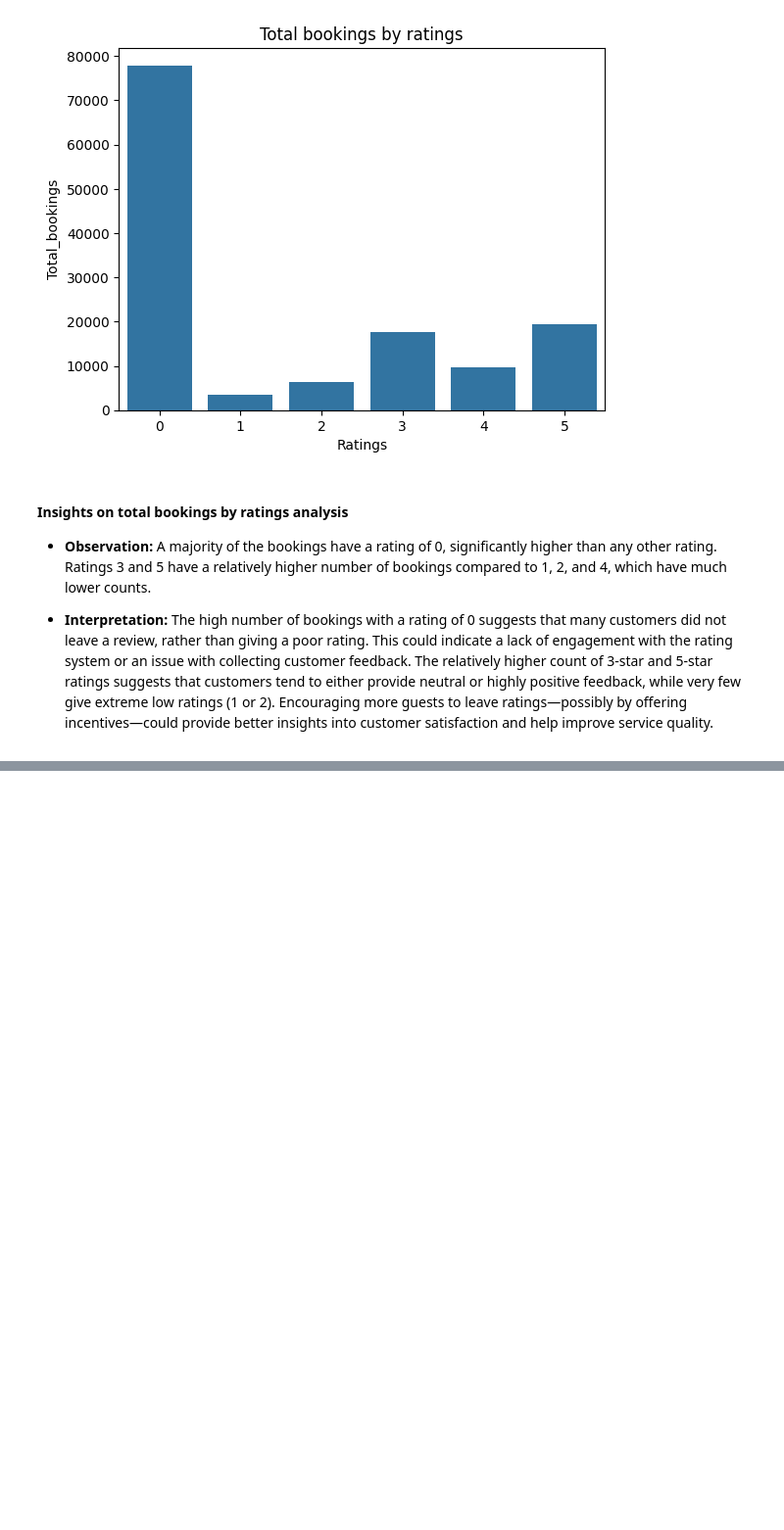
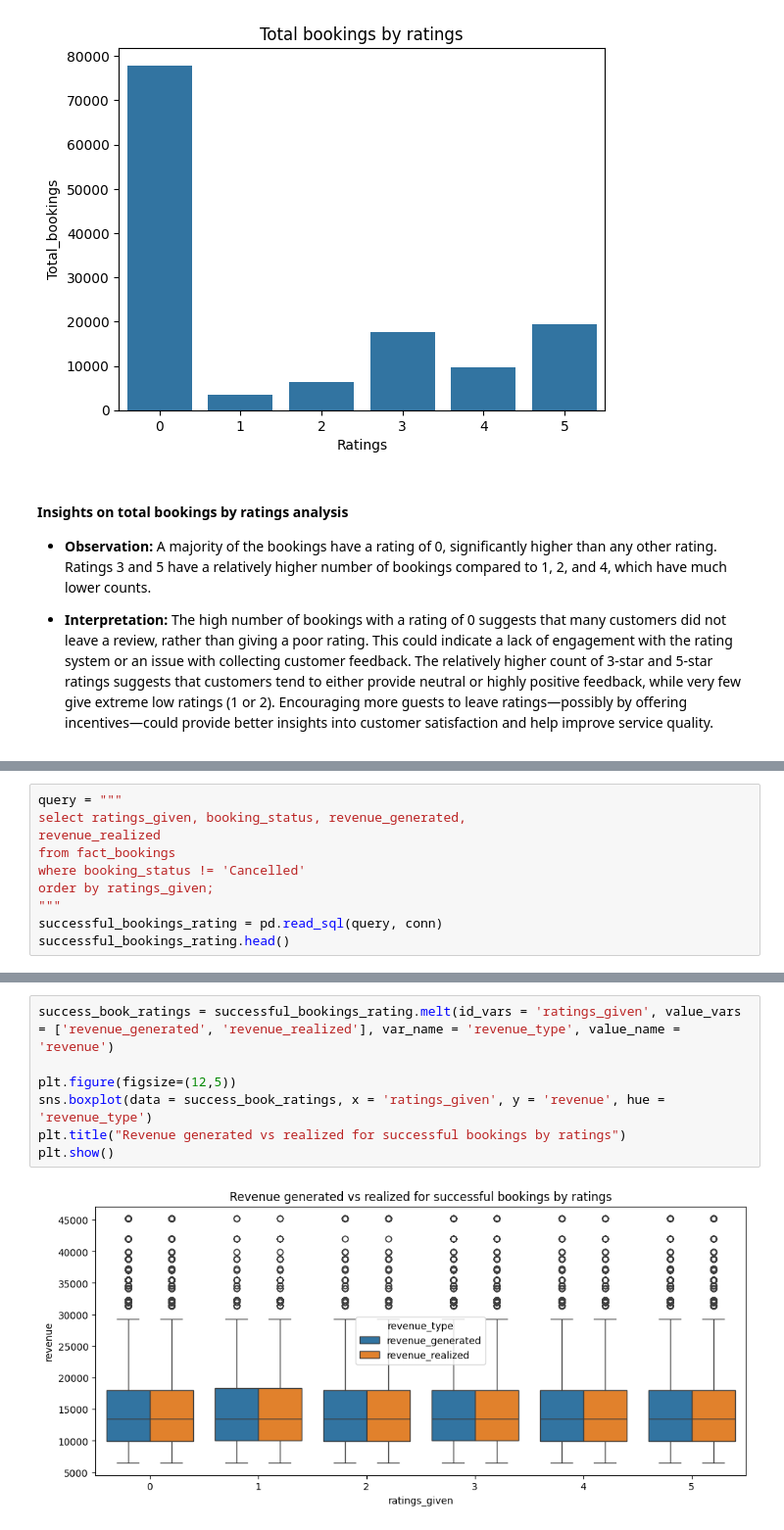
Before and after one commit to Bhuvi128/Hospitality-Revenue-Optimization-Data-analysis, a Jupyter notebook: Hospitality Revenue Optimzation.ipynb, the cells around one changed output, grey strips where cells are left out. Shown at 98% size. Saved outputs shown, nothing was run; the diff lists cells and outputs as text; blank space fills up the shorter version.

```diff
--- a/Hospitality Revenue Optimzation.ipynb
+++ b/Hospitality Revenue Optimzation.ipynb
@@ -1127,0 +1165,10 @@ plt.show()
+# %%
+query = """
+select ratings_given, booking_status, revenue_generated,
+revenue_realized
+from fact_bookings
+where booking_status != 'Cancelled'
+order by ratings_given;
+"""
+successful_bookings_rating = pd.read_sql(query, conn)
+successful_bookings_rating.head()
@@ -1127,0 +1182,9 @@ plt.show()
+# %%
+success_book_ratings = successful_bookings_rating.melt(id_vars = 'ratings_given', value_vars = ['revenue_generated', 'revenue_realized'], var_name = 'revenue_type', value_name = 'revenue')
+
+plt.figure(figsize=(12,5))
+sns.boxplot(data = success_book_ratings, x = 'ratings_given', y = 'revenue', hue = 'revenue_type')
+plt.title("Revenue generated vs realized for successful bookings by ratings")
+plt.show()
+# %% [output]
+[figure, added]
```
Also changed, not shown: parts of 14 cells of this notebook, 1 other file.
